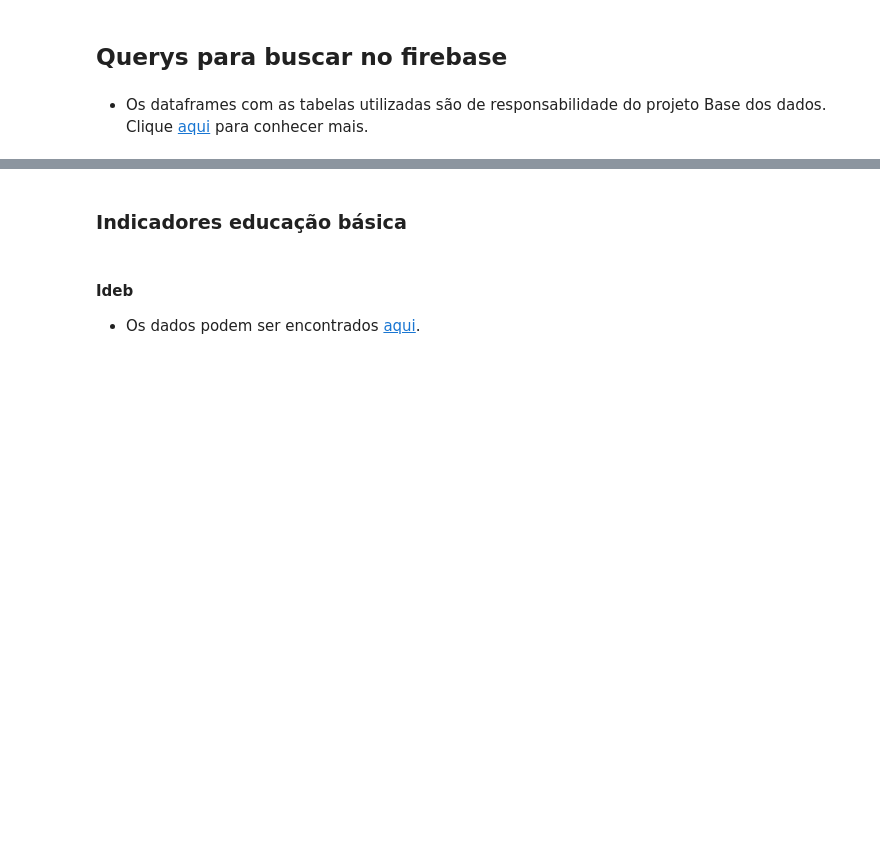
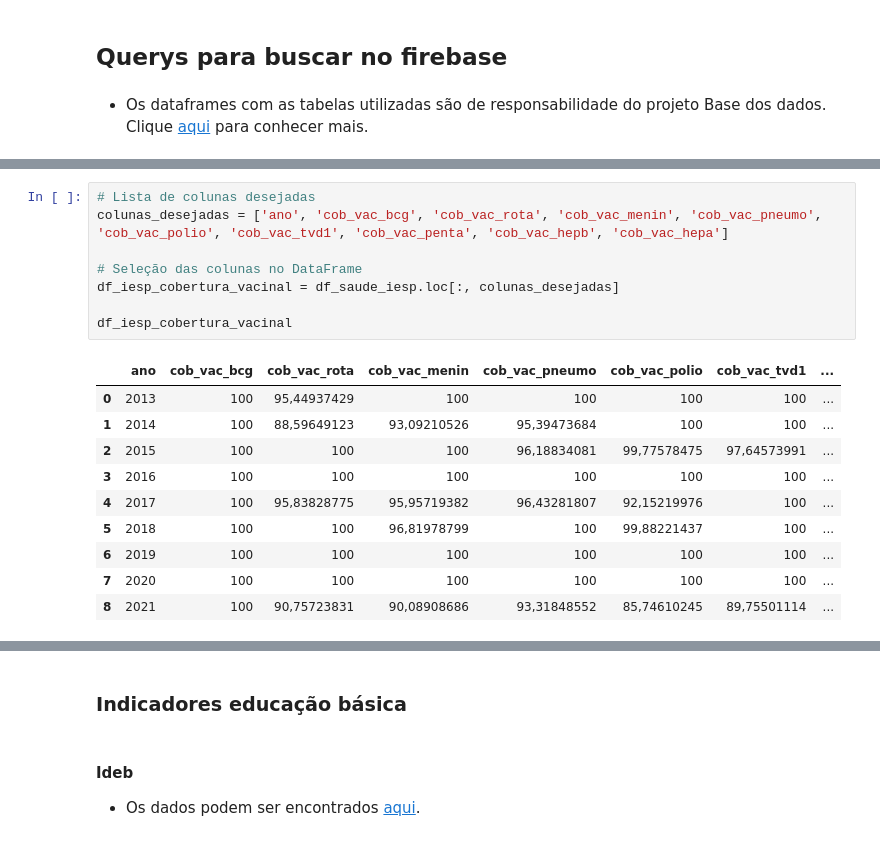
Before and after one commit to AllysonAbreu/dw_contas_publicas_2022, a Jupyter notebook: dea_despesas_dados_novos.ipynb, the cells around one changed output, grey strips where cells are left out. Cells and saved outputs as stored; diff of their text form; blank space fills up the shorter version.

```diff
--- a/dea_despesas_dados_novos.ipynb
+++ b/dea_despesas_dados_novos.ipynb
@@ -78,0 +140,19 @@ Length: 68, dtype: object
+# %%
+# Lista de colunas desejadas
+colunas_desejadas = ['ano', 'cob_vac_bcg', 'cob_vac_rota', 'cob_vac_menin', 'cob_vac_pneumo', 'cob_vac_polio', 'cob_vac_tvd1', 'cob_vac_penta', 'cob_vac_hepb', 'cob_vac_hepa']
+
+# Seleção das colunas no DataFrame
+df_iesp_cobertura_vacinal = df_saude_iesp.loc[:, colunas_desejadas]
+
+df_iesp_cobertura_vacinal
+# %% [output]
+|  | ano | cob_vac_bcg | cob_vac_rota | cob_vac_menin | cob_vac_pneumo | cob_vac_polio | cob_vac_tvd1 | ... |
+| 0 | 2013 | 100 | 95,44937429 | 100 | 100 | 100 | 100 | ... |
+| 1 | 2014 | 100 | 88,59649123 | 93,09210526 | 95,39473684 | 100 | 100 | ... |
+| 2 | 2015 | 100 | 100 | 100 | 96,18834081 | 99,77578475 | 97,64573991 | ... |
+| 3 | 2016 | 100 | 100 | 100 | 100 | 100 | 100 | ... |
+| 4 | 2017 | 100 | 95,83828775 | 95,95719382 | 96,43281807 | 92,15219976 | 100 | ... |
+| 5 | 2018 | 100 | 100 | 96,81978799 | 100 | 99,88221437 | 100 | ... |
+| 6 | 2019 | 100 | 100 | 100 | 100 | 100 | 100 | ... |
+| 7 | 2020 | 100 | 100 | 100 | 100 | 100 | 100 | ... |
+| 8 | 2021 | 100 | 90,75723831 | 90,08908686 | 93,31848552 | 85,74610245 | 89,75501114 | ... |
```
Also changed, not shown: parts of 25 cells of this notebook.
